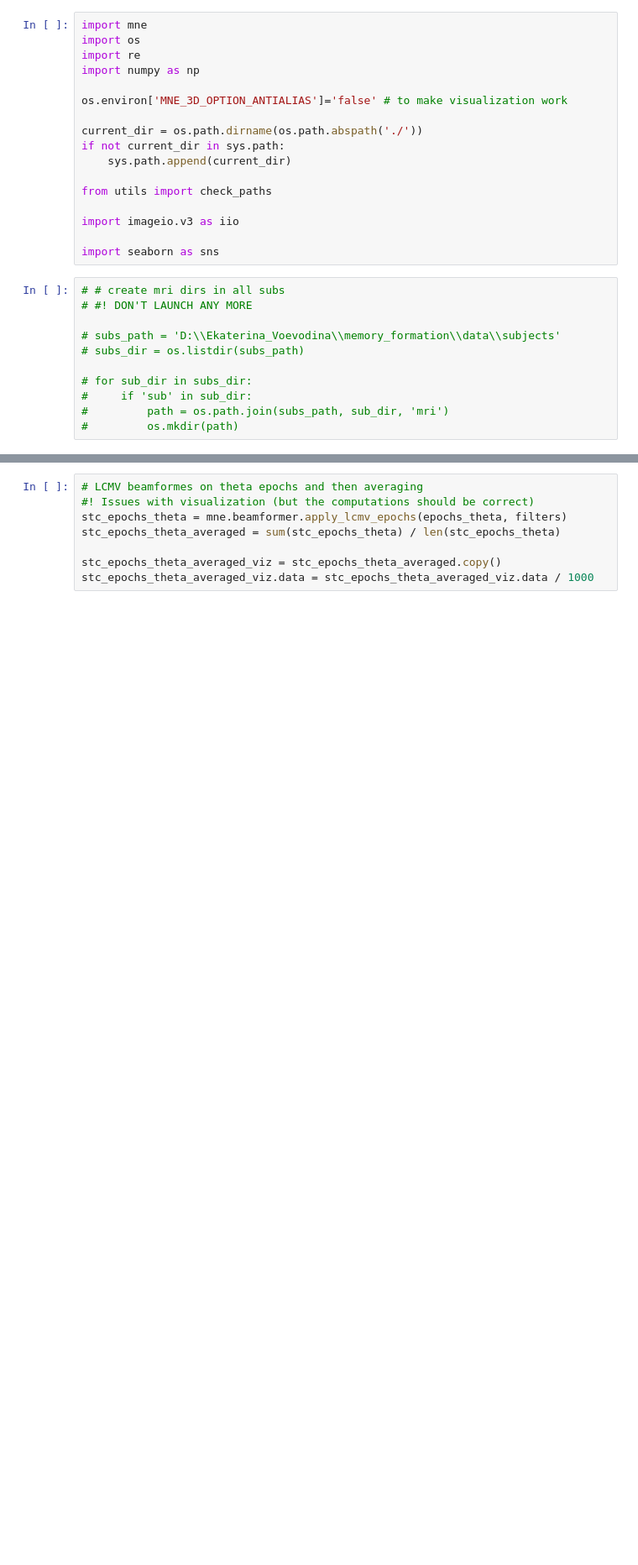
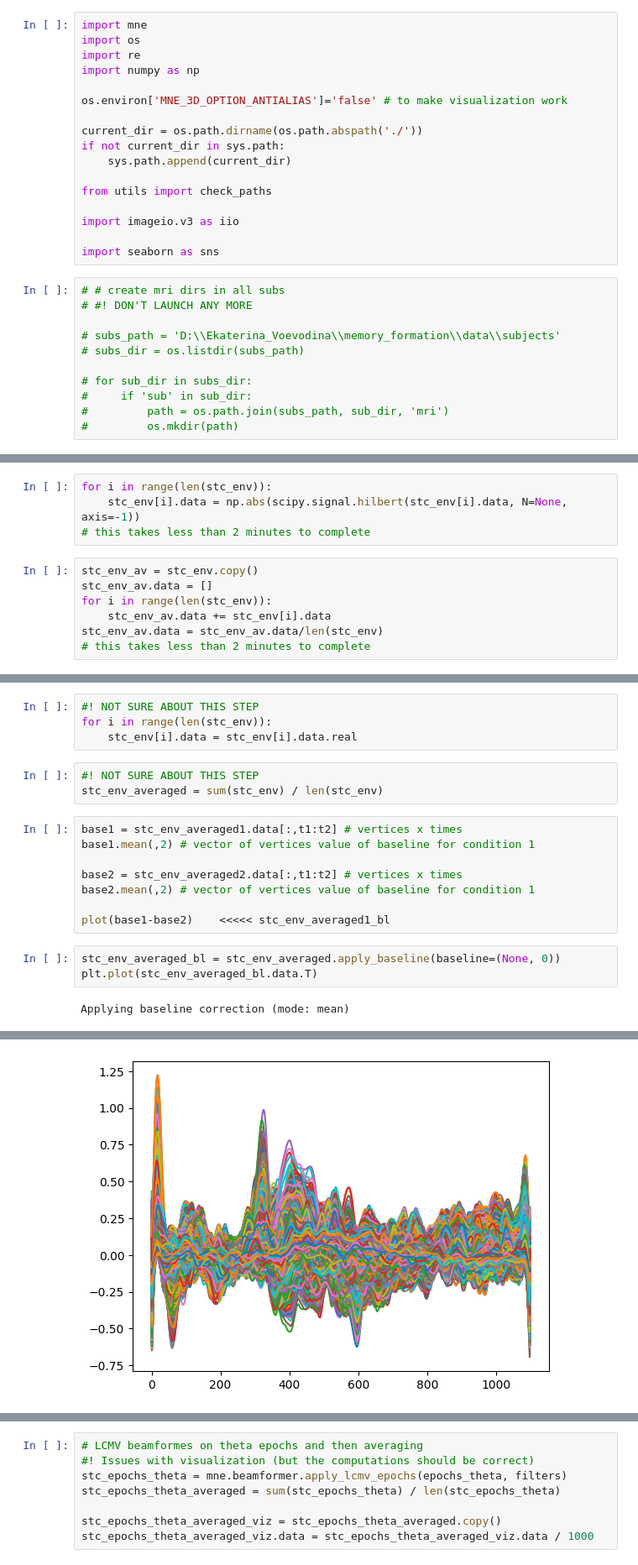
Before and after one commit to bonokat/memory_formation, a Jupyter notebook: dirty_field/src_rec.ipynb, the cells around one changed output, grey strips where cells are left out. Shown: that part at 84% size. Cells and saved outputs as stored; diff of their text form; blank space fills up the shorter version.

```diff
--- a/dirty_field/src_rec.ipynb
+++ b/dirty_field/src_rec.ipynb
@@ -105,0 +162,11 @@ stc = mne.beamformer.apply_lcmv(evoked_theta, filters)
+# %%
+for i in range(len(stc_env)):
+    stc_env[i].data = np.abs(scipy.signal.hilbert(stc_env[i].data, N=None, axis=-1))
+# this takes less than 2 minutes to complete
+# %%
+stc_env_av = stc_env.copy()
+stc_env_av.data = []
+for i in range(len(stc_env)):
+    stc_env_av.data += stc_env[i].data
+stc_env_av.data = stc_env_av.data/len(stc_env)
+# this takes less than 2 minutes to complete
@@ -105,0 +189,20 @@ stc = mne.beamformer.apply_lcmv(evoked_theta, filters)
+# %%
+#! NOT SURE ABOUT THIS STEP
+for i in range(len(stc_env)):
+    stc_env[i].data = stc_env[i].data.real
+# %%
+#! NOT SURE ABOUT THIS STEP
+stc_env_averaged = sum(stc_env) / len(stc_env)
+# %%
+base1 = stc_env_averaged1.data[:,t1:t2] # vertices x times
+base1.mean(,2) # vector of vertices value of baseline for condition 1
+
+base2 = stc_env_averaged2.data[:,t1:t2] # vertices x times
+base2.mean(,2) # vector of vertices value of baseline for condition 1
+
+plot(base1-base2)    <<<<< stc_env_averaged1_bl
+# %%
+stc_env_averaged_bl = stc_env_averaged.apply_baseline(baseline=(None, 0))
+plt.plot(stc_env_averaged_bl.data.T)
+# %% [output]
+Applying baseline correction (mode: mean)
@@ -105,0 +226 @@ stc = mne.beamformer.apply_lcmv(evoked_theta, filters)
+[figure, added]
```
Also changed, not shown: parts of 21 cells of this notebook, 1 other file.
